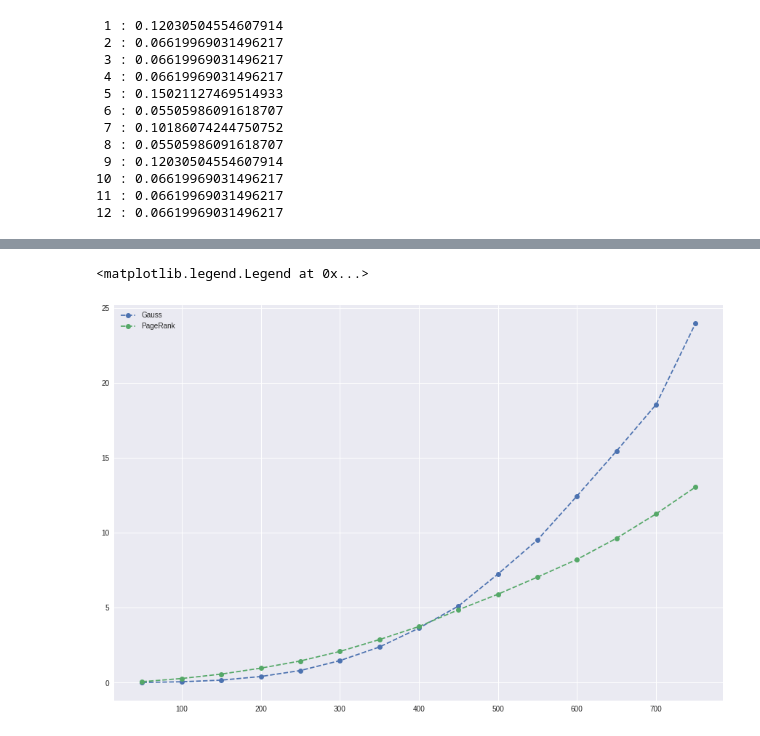
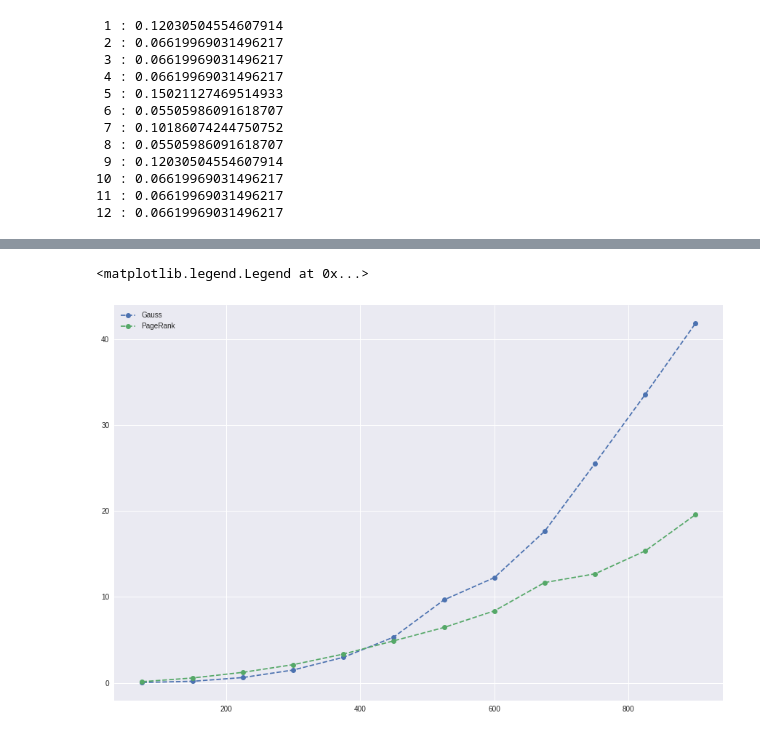
Before and after one commit to Info-TSI-Vieljeux/pourDS, a Jupyter notebook: correcDSweb.ipynb, the cells around one changed output, grey strips where cells are left out. Cells and saved outputs as stored; diff of their text form; code cells hidden in the pictures.

```diff
--- a/correcDSweb.ipynb
+++ b/correcDSweb.ipynb
@@ -794,13 +791,0 @@ print(pagemax+1, muPage)
-# %%
-test = True
-n = 20
-while test :
-  grosweb = fabweb(n,(5,15))
-  M = dictosyst(grosweb)
-  Gauss(M,recherchePivotPartiel)
-  muGauss = substitution(M)
-  rang = 0
-  for i in range(n) :
-    if abs(M[i][i]) > 1e-9 :
-      rang += 1
-  test = rang != n
@@ -816,6 +791,0 @@ print(SCC)
-# %%
-M = dictosyst(grosweb)
-n = len(M)
-indices = [i for i in range(1,n+1)]
-colonnes = indices + ["v"]
-pd.DataFrame(M,index=[indices],columns=colonnes)
@@ -877,34 +792,30 @@ muPage
 # %%
-Tailles = [50*i for i in range(1,16)]
+Tailles = [75*i for i in range(1,13)]
 Tgauss, Tpage = [], []
 for t in Tailles :
-  grosweb = fabweb(t,(5,15))
-  M = dictosyst(grosweb)
-  start1 = time()
-  Gauss(M,recherchePivotPartiel)
-  muGauss = substitution(M)
-  rang = 0
-  for i in range(t) :
-    if abs(M[i][i]) > 1e-9 :
-      rang += 1
-  print(f"n = {t}")
-  stop1 = time()
-  start2 = time()
-  muPage = PageRank(grosweb)
-  stop2 = time()
-  Tgauss.append(stop1-start1)
-  Tpage.append(stop2-start2)
-  muGausstri = muGauss[:]
-  muGausstri.sort()
-  muPagetri = muPage[:]
-  muPagetri.sort()
-  print("  Top 5 Gauss : ",end="")
-  for i in range(5) :
-    print(f"{muGauss.index(muGausstri[i]):4}",end="")
-  print("\n  Top 5 Page :  ",end="")
-  for i in range(5) :
-    print(f"{muPage.index(muPagetri[i]):4}",end="")
-  print("\n")
+    print(f"n = {t}")
+    grosweb = fabweb(t,(5,15))
+    M = dictosyst(grosweb)
+    start1 = time()
+    Gauss(M,recherchePivotPartiel)
+    muGauss = substitution(M)
+    stop1 = time()
+    Tgauss.append(stop1-start1)
+    muGausstri = muGauss[:]
+    muGausstri.sort()
+    print("  Top 5 Gauss : ",end="")
+    for i in range(5) :
+        print(f"{muGauss.index(muGausstri[i]):4}",end="")
+    start2 = time()
+    muPage = PageRank(grosweb)
+    stop2 = time()
+    Tpage.append(stop2-start2)
+    muPagetri = muPage[:]
+    muPagetri.sort()
+    print("\n  Top 5 Page :  ",end="")
+    for i in range(5) :
+        print(f"{muPage.index(muPagetri[i]):4}",end="")
+    print("\n")
 plt.plot(Tailles,Tgauss,"o--",label="Gauss")
 plt.plot(Tailles,Tpage,"o--",label="PageRank")
 plt.legend()
@@ -929,2 +840,2 @@ n = 750
 <matplotlib.legend.Legend at 0x...>
-[figure, old version]
+[figure, new version]
```
Also changed, not shown: parts of 103 cells of this notebook.
